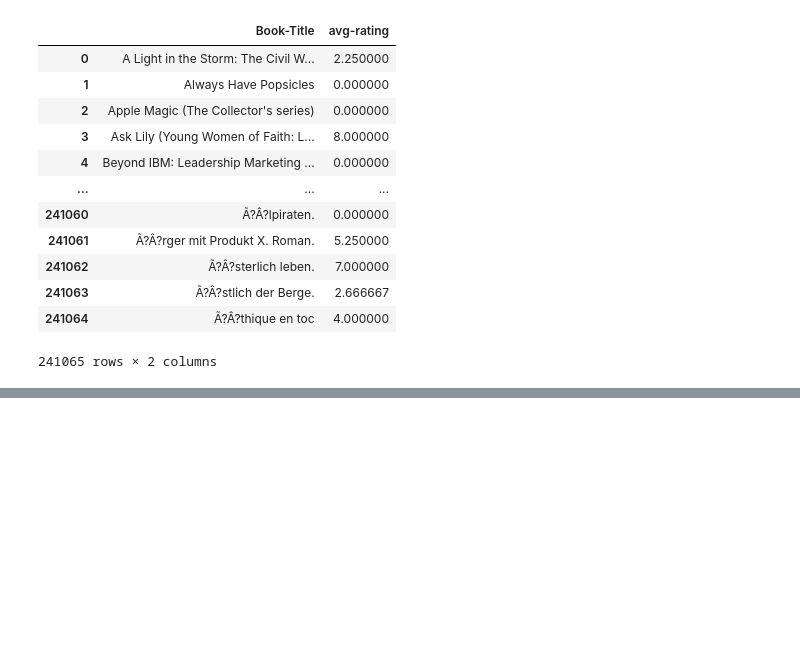
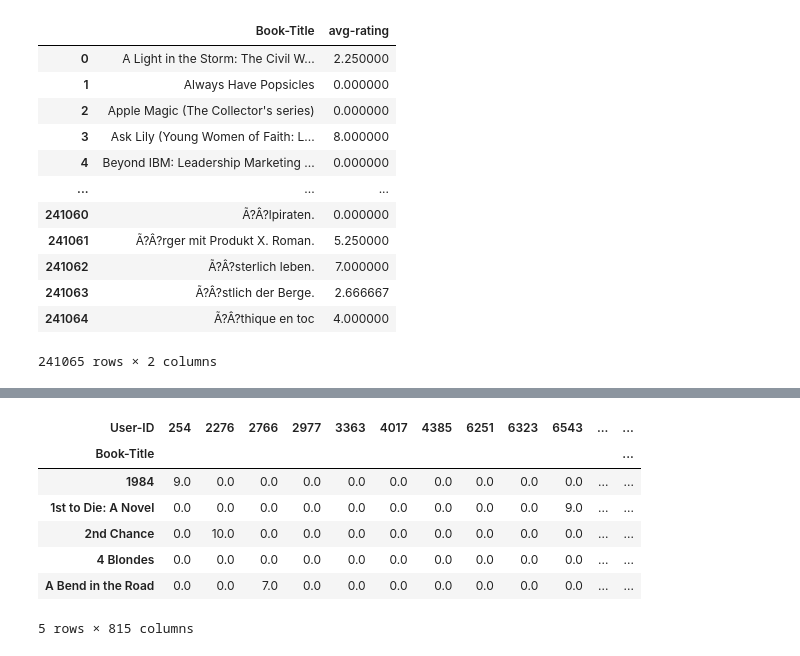
Before and after one commit to Sk09032/book_recommendation_system, a Jupyter notebook: notebook.ipynb, the cells around one changed output, grey strips where cells are left out. Cells and saved outputs as stored; diff of their text form; code cells hidden in the pictures; blank space fills up the shorter version.

```diff
--- a/notebook.ipynb
+++ b/notebook.ipynb
@@ -106,0 +109,7 @@ top_rated_books_df.to_csv('top_rated_books_df.csv')
+# %%
+intelli_User_df=new_rating_df[new_rating_df['User-ID'].isin(intelli_User_df)]
+# %%
+books_by_intelli_user_df=intelli_User_df.groupby('Book-Title')['Book-Rating'].count()>=50
+books_by_intelli_user_df=books_by_intelli_user_df[books_by_intelli_user_df].index
+# %%
+books_by_intelli_user_df=intelli_User_df[intelli_User_df['Book-Title'].isin(books_by_intelli_user_df)]
@@ -106,0 +122,14 @@ top_rated_books_df.to_csv('top_rated_books_df.csv')
+# %%
+books_by_intelli_user_df=books_by_intelli_user_df.pivot_table(index='Book-Title',columns='User-ID',values='Book-Rating')
+books_by_intelli_user_df.fillna(0,inplace=True)
+# %%
+books_by_intelli_user_df.head()
+# %% [output]
+| User-ID | 254 | 2276 | 2766 | 2977 | 3363 | 4017 | 4385 | 6251 | 6323 | 6543 | ... | ... |
+| Book-Title |  |  |  |  |  |  |  |  |  |  |  | ... |
+| 1984 | 9.0 | 0.0 | 0.0 | 0.0 | 0.0 | 0.0 | 0.0 | 0.0 | 0.0 | 0.0 | ... | ... |
+| 1st to Die: A Novel | 0.0 | 0.0 | 0.0 | 0.0 | 0.0 | 0.0 | 0.0 | 0.0 | 0.0 | 9.0 | ... | ... |
+| 2nd Chance | 0.0 | 10.0 | 0.0 | 0.0 | 0.0 | 0.0 | 0.0 | 0.0 | 0.0 | 0.0 | ... | ... |
+| 4 Blondes | 0.0 | 0.0 | 0.0 | 0.0 | 0.0 | 0.0 | 0.0 | 0.0 | 0.0 | 0.0 | ... | ... |
+| A Bend in the Road | 0.0 | 0.0 | 7.0 | 0.0 | 0.0 | 0.0 | 0.0 | 0.0 | 0.0 | 0.0 | ... | ... |
+5 rows × 815 columns
```
Also changed, not shown: parts of 18 cells of this notebook, 12 other files.
